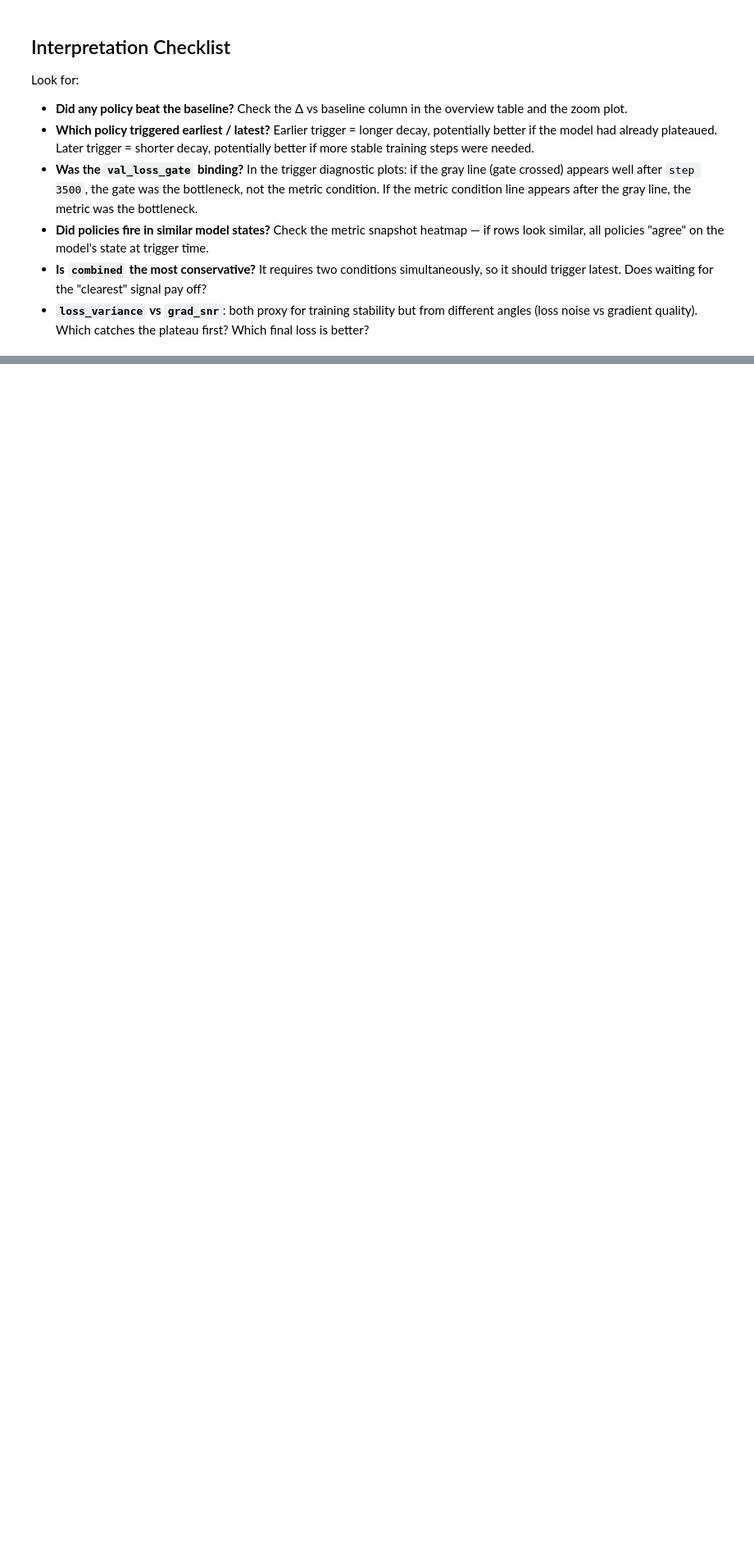
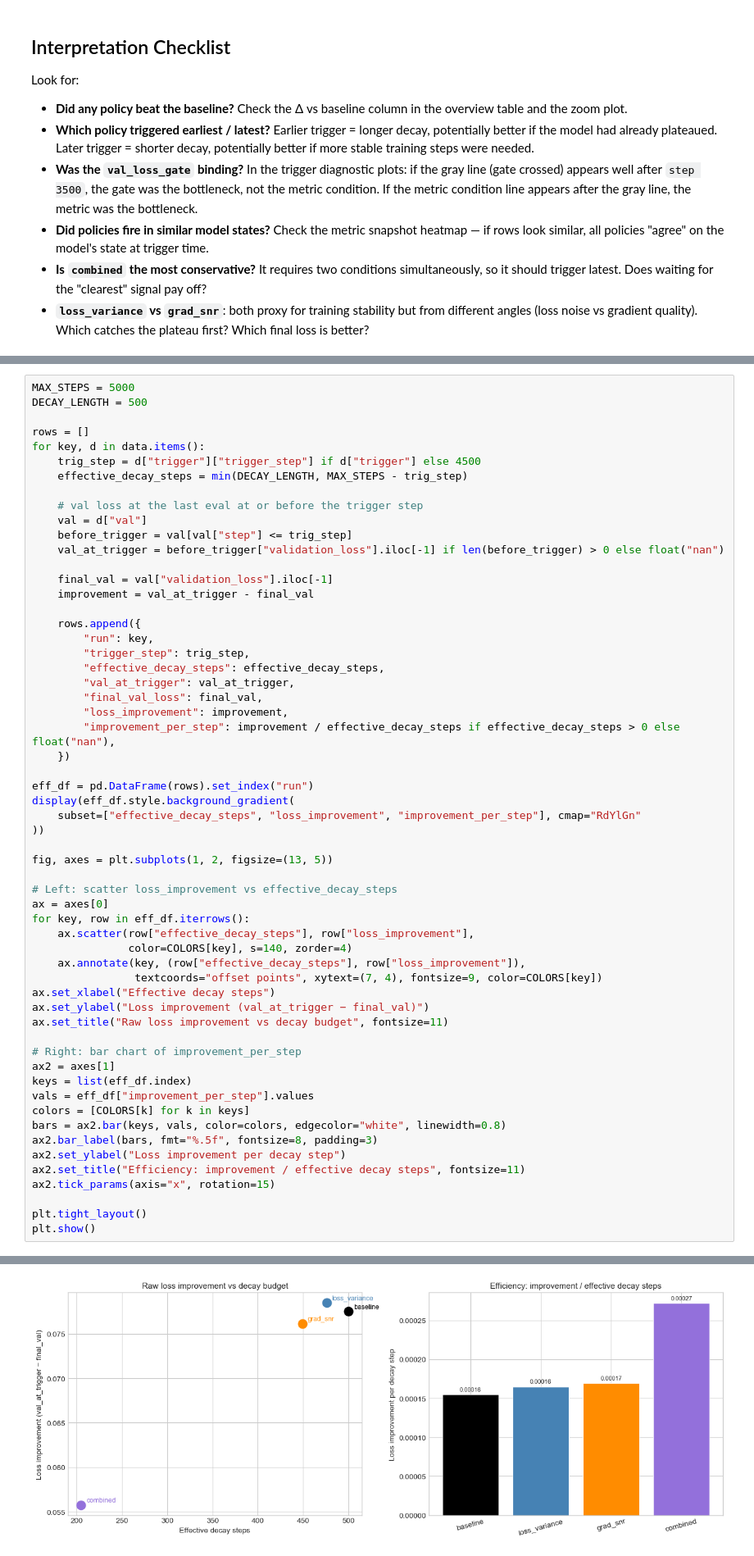
Before and after one commit to Duckymini/wsd_metric_triggered, a Jupyter notebook: notebooks/policy_decay_comparison.ipynb, the cells around one changed output, grey strips where cells are left out. Shown at 82% size. Cells and saved outputs as stored; diff of their text form; blank space fills up the shorter version.

```diff
--- a/notebooks/policy_decay_comparison.ipynb
+++ b/notebooks/policy_decay_comparison.ipynb
@@ -326,0 +366,59 @@ Look for:
+# %%
+MAX_STEPS = 5000
+DECAY_LENGTH = 500
+
+rows = []
+for key, d in data.items():
+    trig_step = d["trigger"]["trigger_step"] if d["trigger"] else 4500
+    effective_decay_steps = min(DECAY_LENGTH, MAX_STEPS - trig_step)
+
+    # val loss at the last eval at or before the trigger step
+    val = d["val"]
+    before_trigger = val[val["step"] <= trig_step]
+    val_at_trigger = before_trigger["validation_loss"].iloc[-1] if len(before_trigger) > 0 else float("nan")
+
+    final_val = val["validation_loss"].iloc[-1]
+    improvement = val_at_trigger - final_val
+
+    rows.append({
+        "run": key,
+        "trigger_step": trig_step,
+        "effective_decay_steps": effective_decay_steps,
+        "val_at_trigger": val_at_trigger,
+        "final_val_loss": final_val,
+        "loss_improvement": improvement,
+        "improvement_per_step": improvement / effective_decay_steps if effective_decay_steps > 0 else float("nan"),
+    })
+
+eff_df = pd.DataFrame(rows).set_index("run")
+display(eff_df.style.background_gradient(
+    subset=["effective_decay_steps", "loss_improvement", "improvement_per_step"], cmap="RdYlGn"
+))
+
+fig, axes = plt.subplots(1, 2, figsize=(13, 5))
+
+# Left: scatter loss_improvement vs effective_decay_steps
+ax = axes[0]
+for key, row in eff_df.iterrows():
+    ax.scatter(row["effective_decay_steps"], row["loss_improvement"],
+               color=COLORS[key], s=140, zorder=4)
+    ax.annotate(key, (row["effective_decay_steps"], row["loss_improvement"]),
+                textcoords="offset points", xytext=(7, 4), fontsize=9, color=COLORS[key])
+ax.set_xlabel("Effective decay steps")
+ax.set_ylabel("Loss improvement (val_at_trigger − final_val)")
+ax.set_title("Raw loss improvement vs decay budget", fontsize=11)
+
+# Right: bar chart of improvement_per_step
+ax2 = axes[1]
+keys = list(eff_df.index)
+vals = eff_df["improvement_per_step"].values
+colors = [COLORS[k] for k in keys]
+bars = ax2.bar(keys, vals, color=colors, edgecolor="white", linewidth=0.8)
+ax2.bar_label(bars, fmt="%.5f", fontsize=8, padding=3)
+ax2.set_ylabel("Loss improvement per decay step")
+ax2.set_title("Efficiency: improvement / effective decay steps", fontsize=11)
+ax2.tick_params(axis="x", rotation=15)
+
+plt.tight_layout()
+plt.show()
+# %% [output]
@@ -326,0 +431 @@ Look for:
+[figure, added]
```
Also changed, not shown: parts of 10 cells of this notebook, 8 other files.
